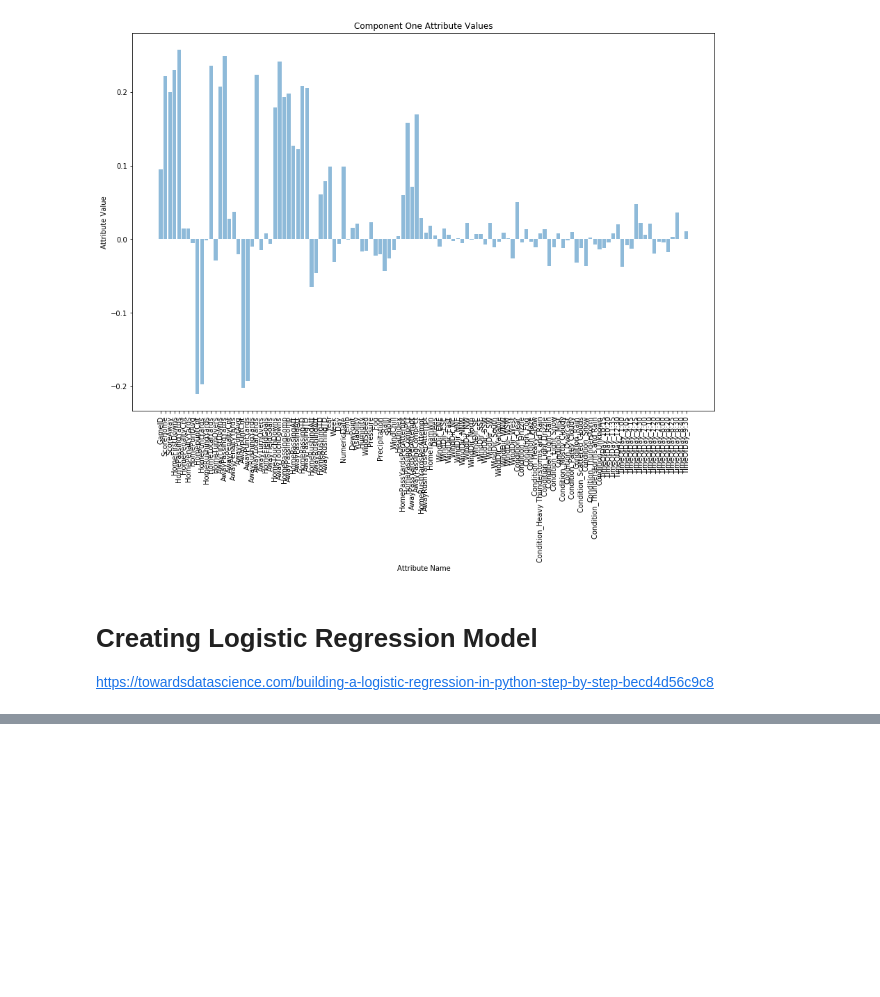
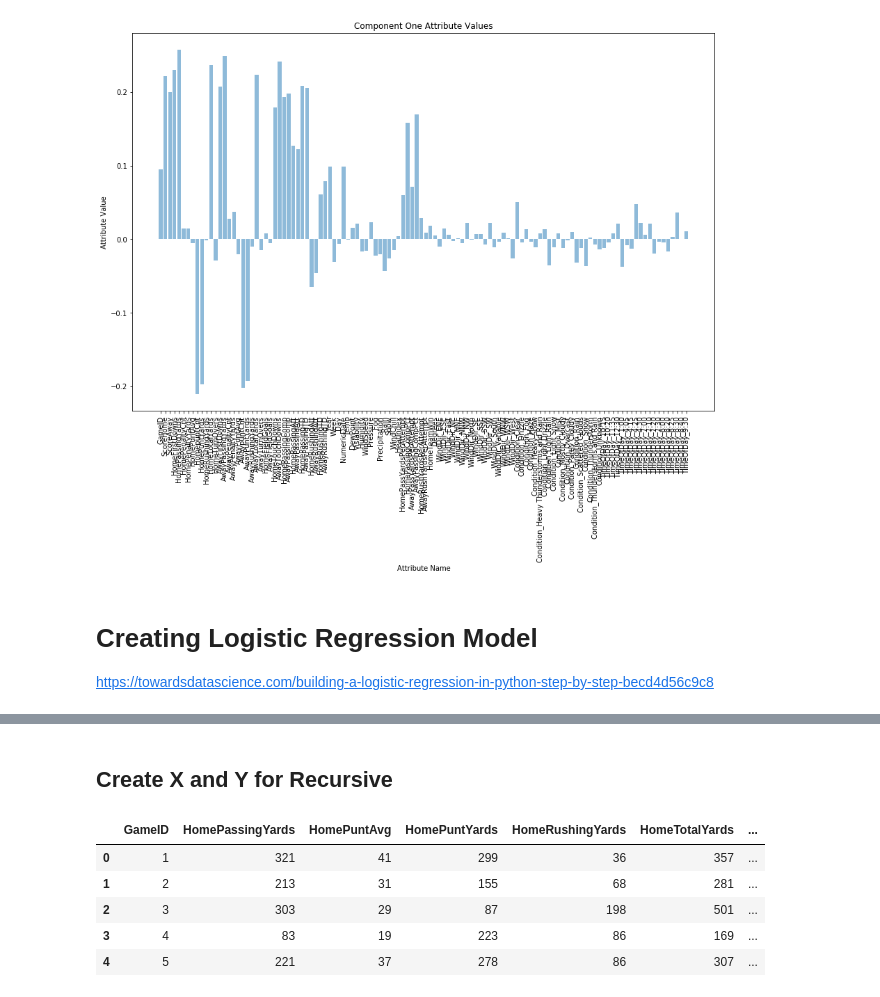
Before and after one commit to ChrisIrwin5620/CapstoneProject, a Jupyter notebook: python/Capstone Project.ipynb, the cells around one changed output, grey strips where cells are left out. Drawn from its saved outputs; the diff is of its cells as text; code cells hidden in the pictures; blank space fills up the shorter version.

```diff
--- a/python/Capstone Project.ipynb
+++ b/python/Capstone Project.ipynb
@@ -200,0 +208,21 @@ https://towardsdatascience.com/building-a-logistic-regression-in-python-step-by-
+# %% [markdown]
+## Create X and Y for  Recursive
+# %%
+dfRecursiveForRegression = pd.DataFrame()
+
+for column in dfColumnsForModel['ColumnName'].values:
+    if column not in ('ScoreHome', 'ScoreAway', 'HomeTeamWin'):
+        dfRecursiveForRegression[column] = gameDataPCA[[column]]
+
+y = gameDataPCA['HomeTeamWin']
+
+XRecursive = dfRecursiveForRegression
+
+XRecursive.head()
+# %% [output]
+|  | GameID | HomePassingYards | HomePuntAvg | HomePuntYards | HomeRushingYards | HomeTotalYards | ... |
+| 0 | 1 | 321 | 41 | 299 | 36 | 357 | ... |
+| 1 | 2 | 213 | 31 | 155 | 68 | 281 | ... |
+| 2 | 3 | 303 | 29 | 87 | 198 | 501 | ... |
+| 3 | 4 | 83 | 19 | 223 | 86 | 169 | ... |
+| 4 | 5 | 221 | 37 | 278 | 86 | 307 | ... |
```
Also changed, not shown: parts of 16 cells of this notebook.
